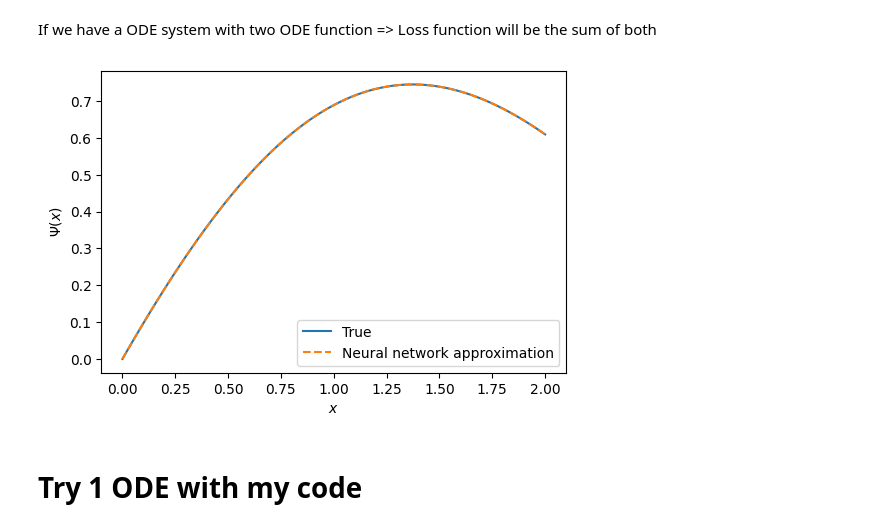
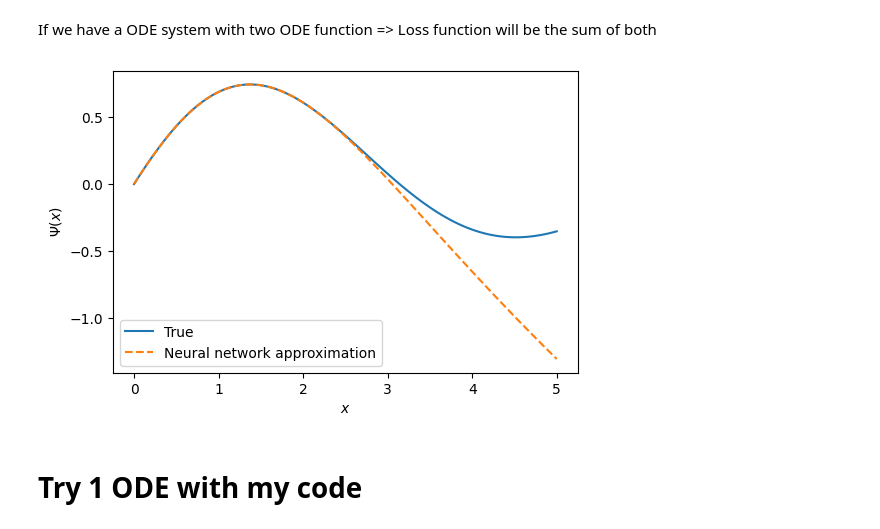
Before and after one commit to DangHa/PINNs-EKG, a Jupyter notebook: src/ODE_pytorch.ipynb, the cells around one changed output. Cells and saved outputs as stored; diff of their text form; code cells hidden in the pictures.

```diff
--- a/src/ODE_pytorch.ipynb
+++ b/src/ODE_pytorch.ipynb
@@ -69,34 +69,34 @@ def loss(x):
 # %%
 # Optimize (same algorithm as in Lagaris)
 optimizer = torch.optim.LBFGS(N.parameters())
 
 # The collocation points used by Lagaris
 x = torch.Tensor(np.linspace(0, 2, 100)[:, None])
 
 # Run the optimizer
 def closure():
     optimizer.zero_grad()
     l = loss(x)
     l.backward()
     return l
 
 for i in range(10):
     optimizer.step(closure)
 
 # Let's compare the result to the true solution
-xx = np.linspace(0, 2, 100)[:, None]
+xx = np.linspace(0, 5, 100)[:, None]
 with torch.no_grad():
     yy = Psi_t(torch.Tensor(xx)).numpy()
 yt = np.exp(-xx / 5.0) * np.sin(xx)
 
 fig, ax = plt.subplots(dpi=100)
 ax.plot(xx, yt, label='True')
 ax.plot(xx, yy, '--', label='Neural network approximation')
 ax.set_xlabel('$x$')
 ax.set_ylabel('$\Psi(x)$')
 plt.legend(loc='best');
 # %% [output]
-[figure, old version]
+[figure, new version]
 # %% [markdown]
 # Try 1 ODE with my code
 # %%
```
Also changed, not shown: parts of 9 cells of this notebook, 8 other files.
